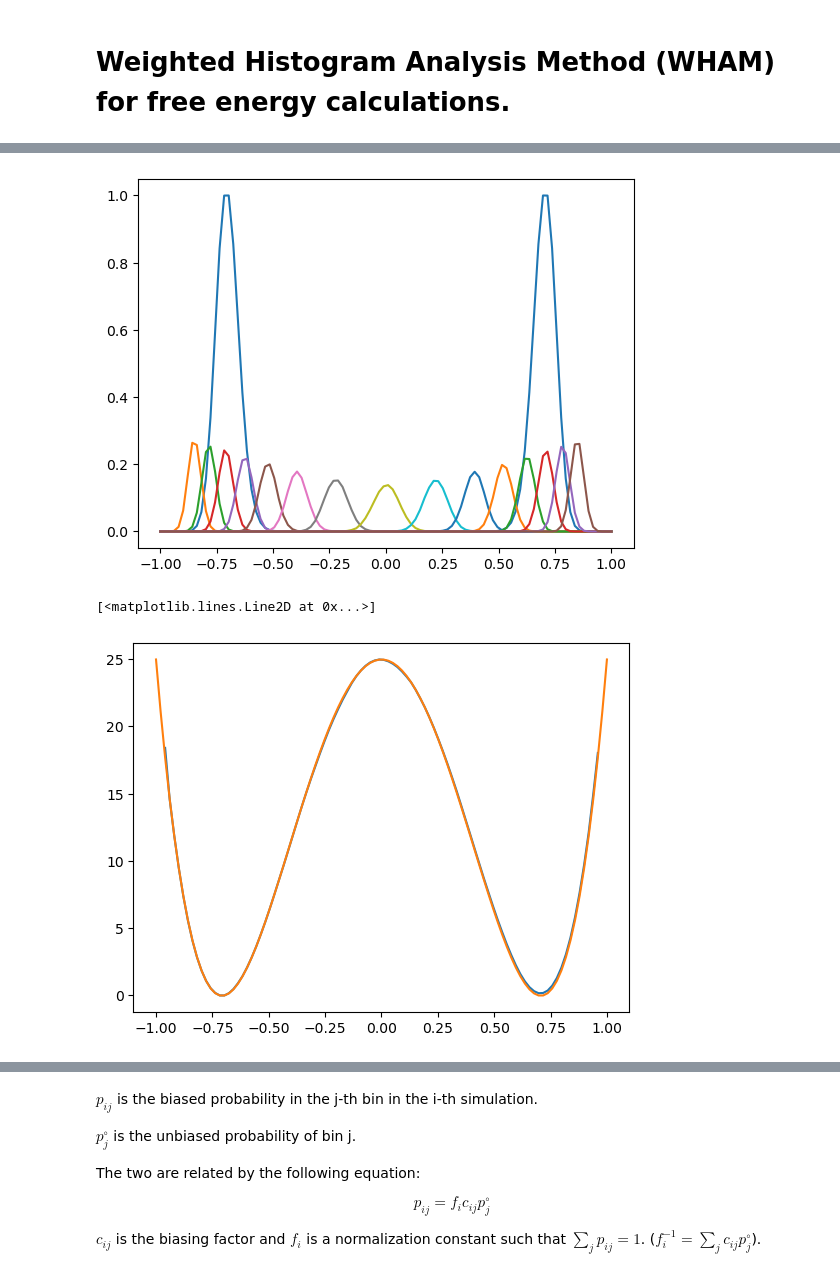
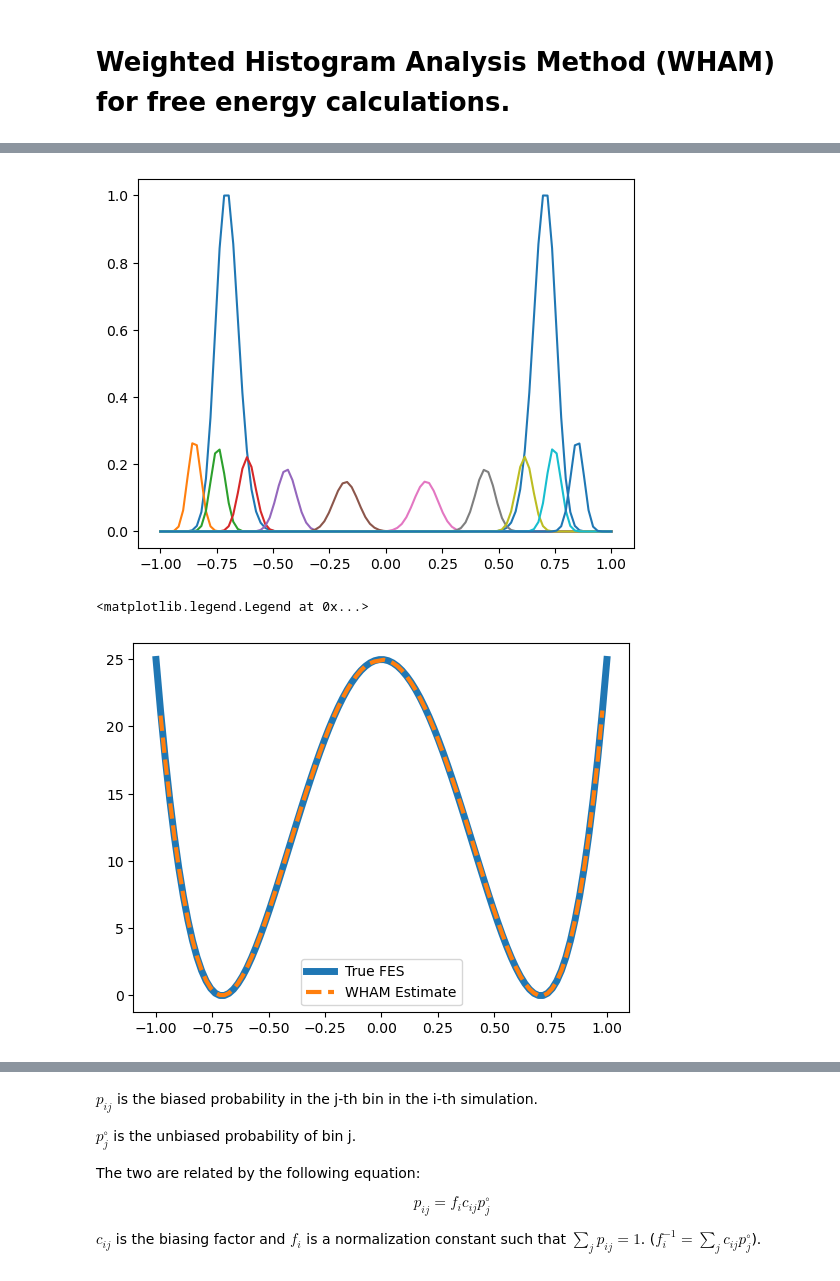
Before and after one commit to djbell01/phys_chem_fundamentals, a Jupyter notebook: WHAM.ipynb, the cells around one changed output, grey strips where cells are left out. Drawn from its saved outputs; the diff is of its cells as text; code cells hidden in the pictures.

```diff
--- a/WHAM.ipynb
+++ b/WHAM.ipynb
@@ -8,10 +8,10 @@ import matplotlib.pyplot as plt
 def flat(x_vals):
     return np.zeros_like(x_vals)
 
-def w_shape(x_vals):
+def shallow(x_vals):
     return x_vals**4 - 0.85*x_vals**2
 
-def barrier(x_vals):
+def deep(x_vals):
     return 100*x_vals**4 - 100*x_vals**2
 
 class Dynamics():
@@ -164,11 +186,9 @@ plt.plot(dyn.x_vals,sampled_fes-sampled_fes.min())
 # %%
-umb = Umbrella_sampling(15,500,barrier)
-umb.dynamics(100000)
+umb = Umbrella_sampling(numbrellas=10,kappa=500,fes_func=deep)
+umb.dynamics(1000000)
 # %%
 x_vals = umb.replicas[0].x_vals
-fes = barrier(x_vals)
-fes = fes - fes.min()
-fes = barrier(x_vals)
+fes = deep(x_vals)
 fes = fes - fes.min()
 prob_dist = np.exp(-fes)
 plt.plot(x_vals, prob_dist)
@@ -178,14 +198,15 @@ for i in range(umb.numbrellas):
     hist = hist/hist.sum()
     plt.plot(x_vals,hist)
 # %% [output]
-[figure, old version]
+[figure, new version]
 # %%
 wham = WHAM(umb,iterations=1000)
 # %%
 x_vals = umb.replicas[0].x_vals
-fes = barrier(x_vals)
-plt.plot(x_vals,wham.G-wham.G.min())
-plt.plot(x_vals,fes-fes.min())
+fes = deep(x_vals)
+plt.plot(x_vals,fes-fes.min(), label='True FES',lw=5)
+plt.plot(x_vals,wham.G-wham.G.min(),ls='dashed',label='WHAM Estimate',lw=3)
+plt.legend()
 # %% [output]
-[<matplotlib.lines.Line2D at 0x...>]
+<matplotlib.legend.Legend at 0x...>
-[figure, old version]
+[figure, new version]
```
Also changed, not shown: parts of 10 cells of this notebook.
